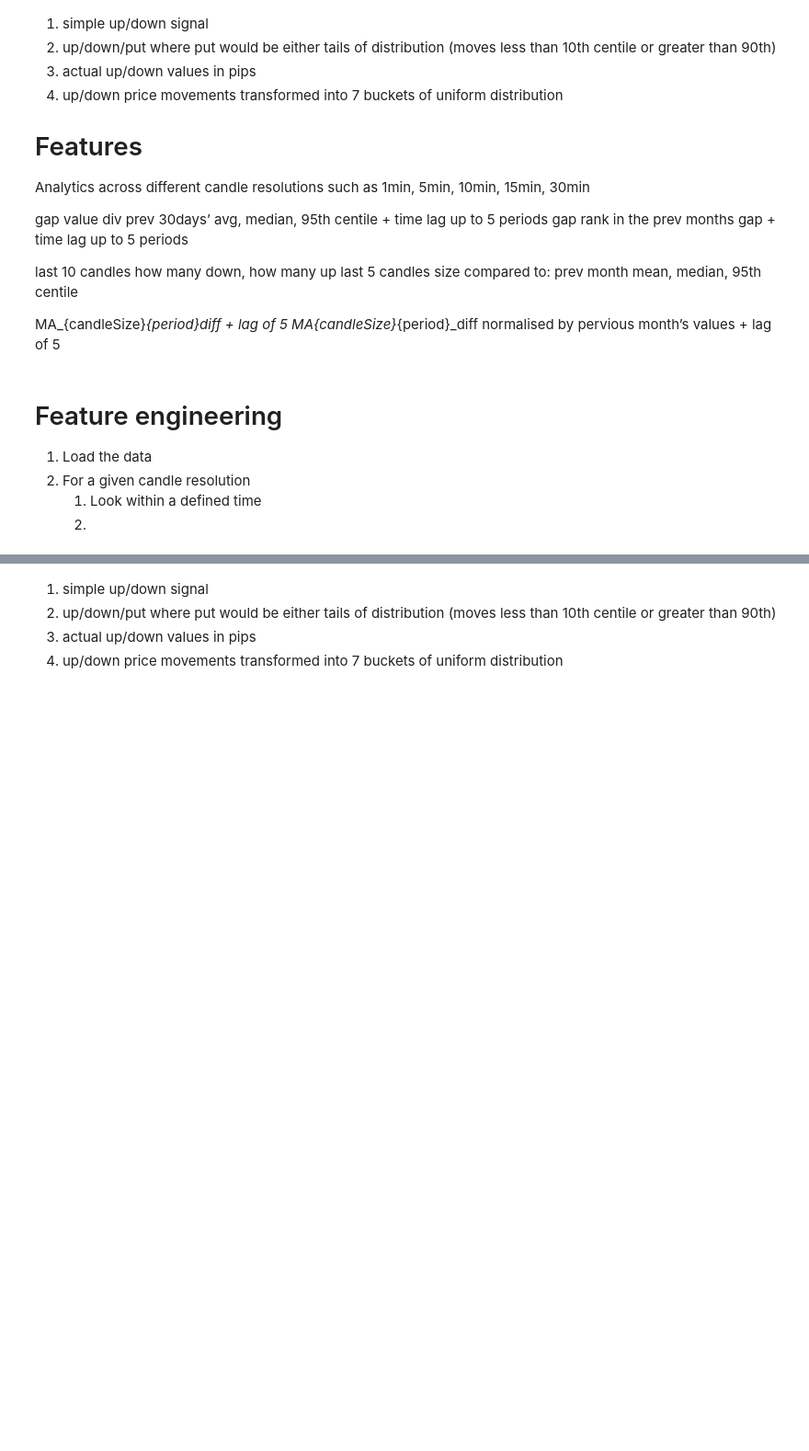
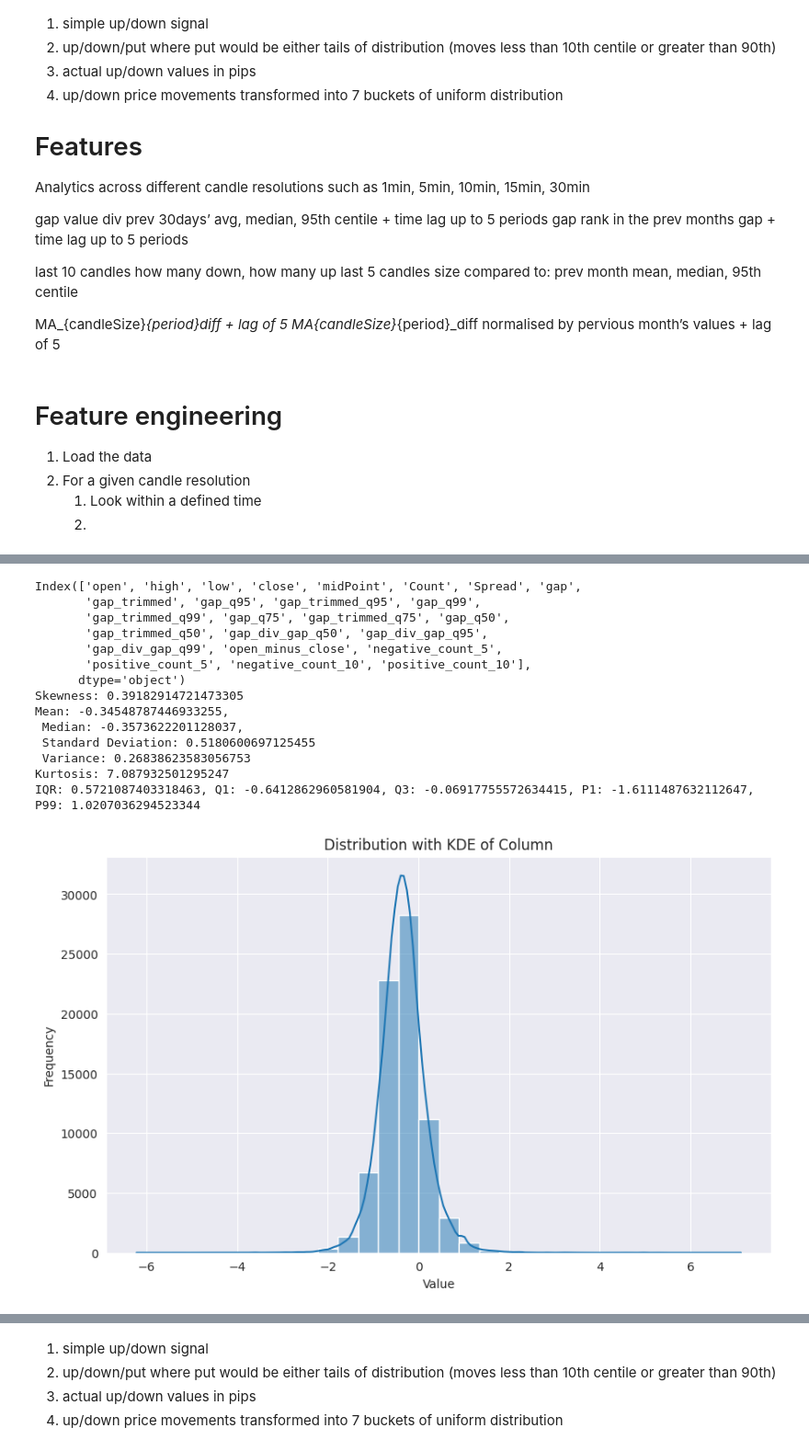
Before and after one commit to marcin-je/jupyter, a Jupyter notebook: fx-forecasting-1/2._feature-eng.ipynb, the cells around one changed output, grey strips where cells are left out. Shown: that part at 92% size. Drawn from its saved outputs; the diff is of its cells as text; code cells hidden in the pictures; blank space fills up the shorter version.

```diff
--- a/fx-forecasting-1/2._feature-eng.ipynb
+++ b/fx-forecasting-1/2._feature-eng.ipynb
@@ -91,3 +126,35 @@ Gap calculation in: 25.356 seconds
 # %%
-def prep_features(data):
-    pass
+import itertools
+
+
+result_10min = result_10min.dropna(subset=["open"])
+result_10min.reset_index(drop=True, inplace=True)
+
+def prep_features(data, window=600, quantiles=[0.50, 0.95, 0.99]):
+    for quantile in quantiles:
+        data[f'gap_q{int(quantile*100)}']=data['gap'].rolling(window=window).quantile(quantile)
+        data[f'gap_trimmed_q{int(quantile*100)}']=data['gap_trimmed'].rolling(window=window).quantile(quantile)
+        data[f'gap_div_gap_q{int(quantile*100)}']=data['gap']/data[f'gap_q{int(quantile*100)}']
+
+    return data
+
+def candle_size_feats(data, windows=[3, 5, 10, 20]):
+    data['open_minus_close'] = (data['open']-data['close'])*10000
+    for window in windows:
+        data[f'negative_count_{window}'] = data['open_minus_close'].rolling(window=window).apply(lambda x: (x>0).sum(), raw=True)
+        data[f'positive_count_{window}'] = data['open_minus_close'].rolling(window=window).apply(lambda x: (x<0).sum(), raw=True)
+
+    for pair in list(itertools.combinations(windows, 2)):
+        w1 = pair[0]
+        w2 = pair[1]
+        data[f'negative_count_{w1}_div_negative_count_{w2}'] = data[f'negative_count_{w1}'] / data[f'negative_count_{w2}']
+        data[f'positive_count_{w1}_div_positive_count_{w2}'] = data[f'positive_count_{w1}'] / data[f'positive_count_{w2}']
+
+    return data
+
+def lag_features(data, col_names, lag):
+
+    return data
+
+temp_res_10min = prep_features(result_10min)
+temp_res_10min = candle_size_feats(temp_res_10min)
@@ -93,0 +177,20 @@ def prep_features(data):
+# %%
+print(temp_res_10min.columns)
+
+analysis(temp_res_10min, col_name='gap_div_gap_q99')
+# %% [output]
+Index(['open', 'high', 'low', 'close', 'midPoint', 'Count', 'Spread', 'gap',
+       'gap_trimmed', 'gap_q95', 'gap_trimmed_q95', 'gap_q99',
+       'gap_trimmed_q99', 'gap_q75', 'gap_trimmed_q75', 'gap_q50',
+       'gap_trimmed_q50', 'gap_div_gap_q50', 'gap_div_gap_q95',
+       'gap_div_gap_q99', 'open_minus_close', 'negative_count_5',
+       'positive_count_5', 'negative_count_10', 'positive_count_10'],
+      dtype='object')
+Skewness: 0.39182914721473305
+Mean: -0.34548787446933255,
+ Median: -0.3573622201128037,
+ Standard Deviation: 0.5180600697125455
+ Variance: 0.26838623583056753
+Kurtosis: 7.087932501295247
+IQR: 0.5721087403318463, Q1: -0.6412862960581904, Q3: -0.06917755572634415, P1: -1.6111487632112647, P99: 1.0207036294523344
+[figure, added]
```
Also changed, not shown: parts of 5 cells of this notebook, 2 other files.
